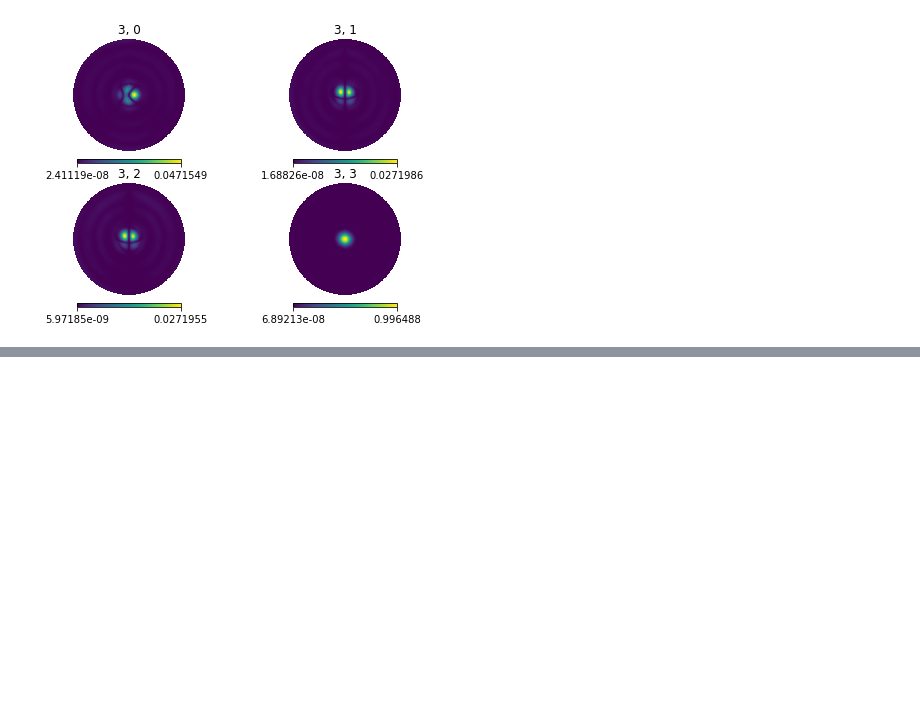
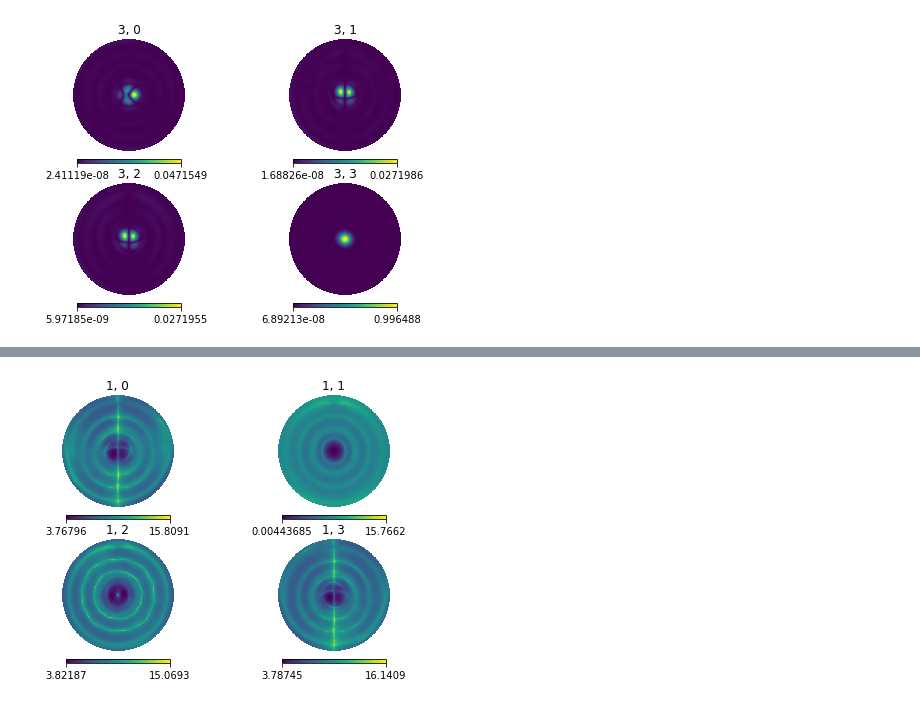
Before and after one commit to 3276908917/skyflux, a Jupyter notebook: notebooks/jones_matrices/A_Catalog.ipynb, the cells around one changed output, grey strips where cells are left out. Saved outputs shown, nothing was run; the diff lists cells and outputs as text; code cells hidden in the pictures; blank space fills up the shorter version.

```diff
--- a/notebooks/jones_matrices/A_Catalog.ipynb
+++ b/notebooks/jones_matrices/A_Catalog.ipynb
@@ -110,0 +121,4 @@ project_Ai(A, 3)
+# %%
+project_Ai_log(A, 1)
+# %% [output]
+[figure, added]
```
Also changed, not shown: parts of 4 cells of this notebook, 2 other files.
